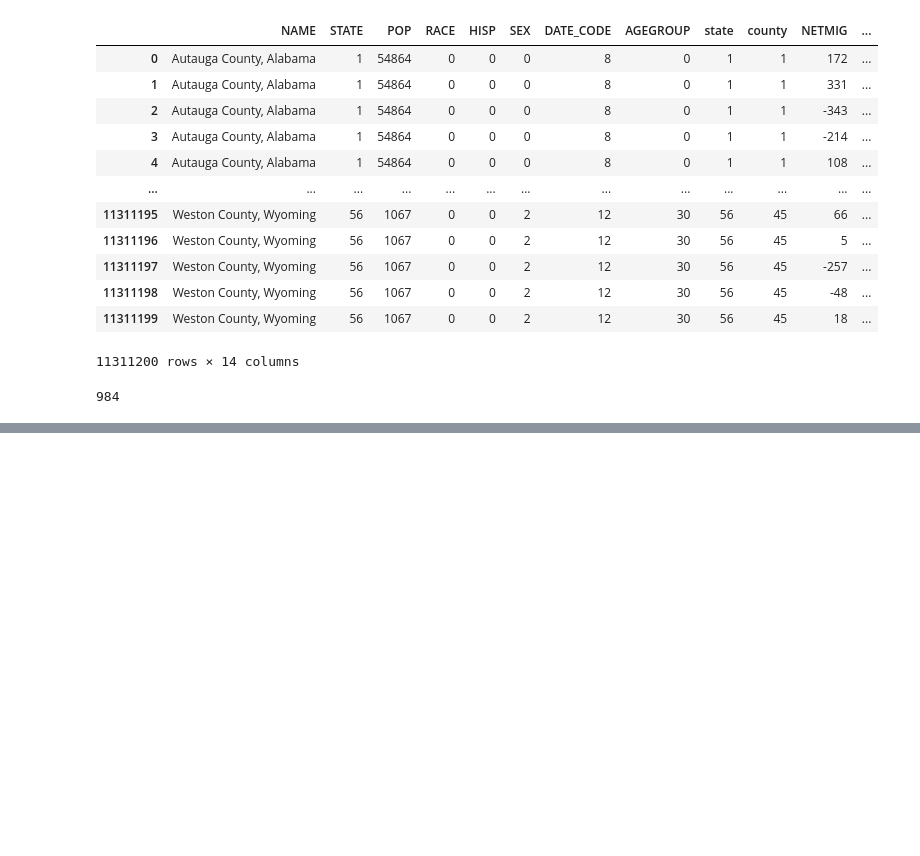
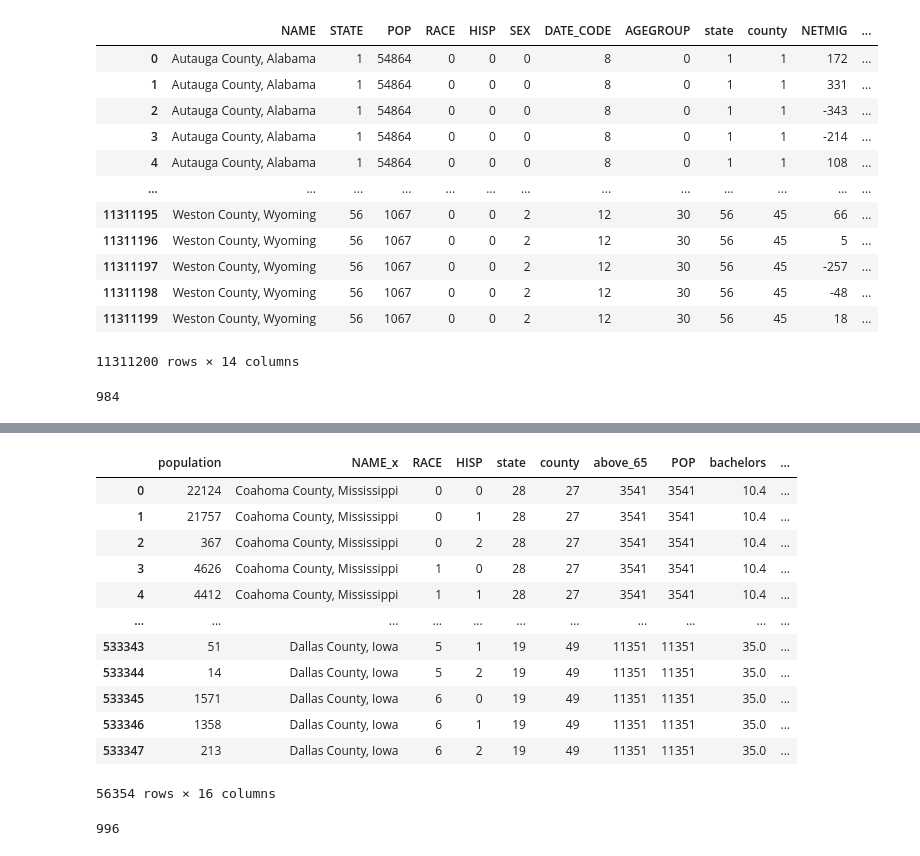
Before and after one commit to vhimani/Summer-2021-Intern-Project, a Jupyter notebook: code/demographics.ipynb, the cells around one changed output, grey strips where cells are left out. Drawn from its saved outputs; the diff is of its cells as text; code cells hidden in the pictures; blank space fills up the shorter version.

```diff
--- a/code/demographics.ipynb
+++ b/code/demographics.ipynb
@@ -187,0 +326,21 @@ merged['CBSA Code'].nunique()
+# %%
+m2 = pd.merge(m1,add_CBSA_codes,on=['county','state'], how='left').drop_duplicates()
+m2
+# %% [output]
+|  | population | NAME_x | RACE | HISP | state | county | above_65 | POP | bachelors | ... |
+| 0 | 22124 | Coahoma County, Mississippi | 0 | 0 | 28 | 27 | 3541 | 3541 | 10.4 | ... |
+| 1 | 21757 | Coahoma County, Mississippi | 0 | 1 | 28 | 27 | 3541 | 3541 | 10.4 | ... |
+| 2 | 367 | Coahoma County, Mississippi | 0 | 2 | 28 | 27 | 3541 | 3541 | 10.4 | ... |
+| 3 | 4626 | Coahoma County, Mississippi | 1 | 0 | 28 | 27 | 3541 | 3541 | 10.4 | ... |
+| 4 | 4412 | Coahoma County, Mississippi | 1 | 1 | 28 | 27 | 3541 | 3541 | 10.4 | ... |
+| ... | ... | ... | ... | ... | ... | ... | ... | ... | ... | ... |
+| 533343 | 51 | Dallas County, Iowa | 5 | 1 | 19 | 49 | 11351 | 11351 | 35.0 | ... |
+| 533344 | 14 | Dallas County, Iowa | 5 | 2 | 19 | 49 | 11351 | 11351 | 35.0 | ... |
+| 533345 | 1571 | Dallas County, Iowa | 6 | 0 | 19 | 49 | 11351 | 11351 | 35.0 | ... |
+| 533346 | 1358 | Dallas County, Iowa | 6 | 1 | 19 | 49 | 11351 | 11351 | 35.0 | ... |
+| 533347 | 213 | Dallas County, Iowa | 6 | 2 | 19 | 49 | 11351 | 11351 | 35.0 | ... |
+56354 rows × 16 columns
+# %%
+m2['CBSA Code'].nunique()
+# %% [output]
+996
```
Also changed, not shown: parts of 10 cells of this notebook, 7 other files.
